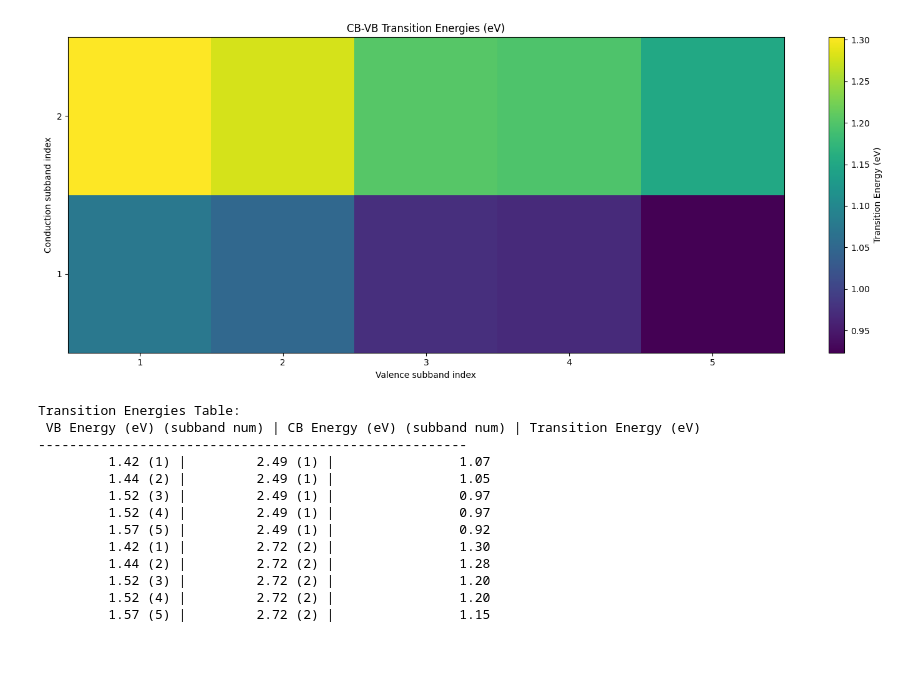
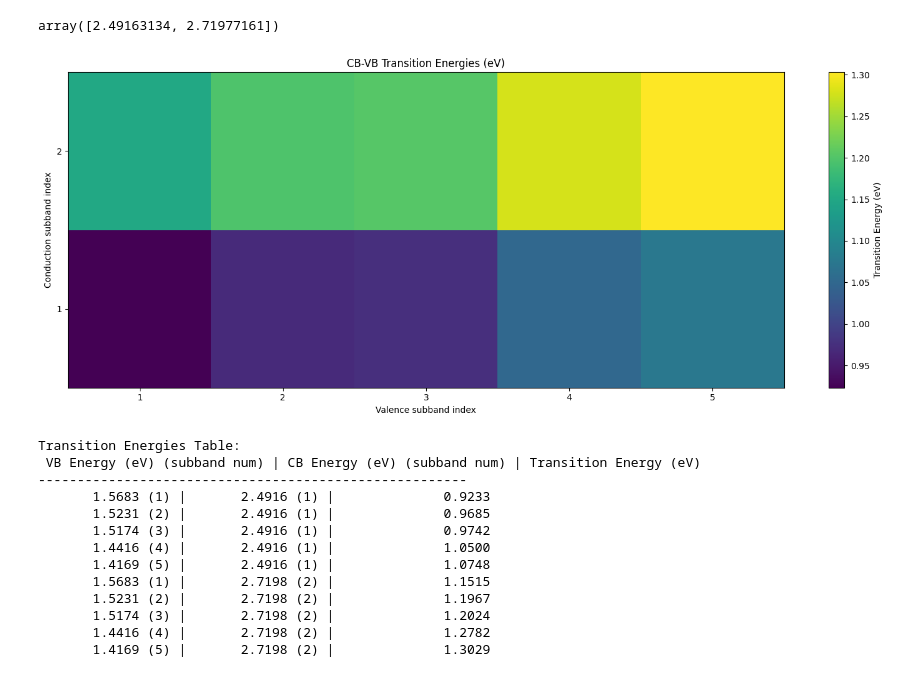
Before and after one commit to sherpsss/nextnanopy_projects, a Jupyter notebook: InGaAsInAlAssinglewell/InGaAsInAlAs_interband_trans_check.ipynb, the cells around one changed output. Saved outputs shown, nothing was run; the diff lists cells and outputs as text; code cells hidden in the pictures.

```diff
--- a/InGaAsInAlAssinglewell/InGaAsInAlAs_interband_trans_check.ipynb
+++ b/InGaAsInAlAssinglewell/InGaAsInAlAs_interband_trans_check.ipynb
@@ -96,55 +188,54 @@ print(simout.E_CB)
+# %%
+simout.bands["CB"].get_energies()
+# %% [output]
+array([2.49163134, 2.71977161])
 # %%
 # Create transition energy heatmap
 import numpy as np
-# import seaborn as sns
 
-# Create meshgrid of all VB to CB transitions
-# E_VB = np.array(simout.E_VB)
-# E_CB = np.array(simout.E_CB)
-real_VB = simout.E_VB[1:]
-# Create meshgrid for all combinations
-VB_mesh, CB_mesh = np.meshgrid(real_VB, simout.E_CB)
+VB_subbands = simout.bands["VB"].get_energies()  # list of Eigenstate objects
+CB_subbands = simout.bands["CB"].get_energies()      # all CB subbands
+VB_mesh, CB_mesh = np.meshgrid(VB_subbands, CB_subbands)
 transition_energies = CB_mesh - VB_mesh # Transpose VB mesh to get correct orientation
 
 # Create figure with two subplots side by side
 fig, ax1= plt.subplots(figsize=(15, 6))
 
 # Plot 1: pcolormesh for precise control
-# pcm = ax1.pcolormesh(simout.E_VB, simout.E_CB, transition_energies, shading='nearest', cmap='viridis')
-pcm = ax1.pcolormesh(np.arange(len(real_VB))+1, np.arange(len(simout.E_CB))+1, transition_energies, shading='nearest', cmap='viridis')
+pcm = ax1.pcolormesh(np.arange(len(VB_subbands))+1, np.arange(len(CB_subbands))+1, transition_energies, shading='nearest', cmap='viridis')
 # matshowtest = ax1.matshow(transition_energies)
 ax1.set_xlabel('Valence subband index')
 ax1.set_ylabel('Conduction subband index')
 ax1.set_title('CB-VB Transition Energies (eV)')
 
 
-ax1.set_xticks(np.arange(1, len(real_VB)+1))
-ax1.set_yticks(np.arange(1, len(simout.E_CB)+1))
+ax1.set_xticks(np.arange(1, len(VB_subbands)+1))
+ax1.set_yticks(np.arange(1, len(CB_subbands)+1))
 
 fig.colorbar(pcm, ax=ax1, label='Transition Energy (eV)')
 
 plt.tight_layout()
 plt.show()
 
 # Print transition table
 print("\nTransition Energies Table:")
 print(" VB Energy (eV) (subband num) | CB Energy (eV) (subband num) | Transition Energy (eV)")
 print("-" * 55)
-for i, cb in enumerate(simout.E_CB):
-    for j, vb in enumerate(real_VB):
-        print(f" {vb:12.2f} ({j+1}) | {cb:12.2f} ({i+1}) | {transition_energies[i,j]:19.2f}")
+for i, cb in enumerate(CB_subbands):
+    for j, vb in enumerate(VB_subbands):
+        print(f" {vb:12.4f} ({j+1}) | {cb:12.4f} ({i+1}) | {transition_energies[i,j]:19.4f}")
 # %% [output]
-[figure, old version]
+[figure, new version]
 Transition Energies Table:
  VB Energy (eV) (subband num) | CB Energy (eV) (subband num) | Transition Energy (eV)
 -------------------------------------------------------
-         1.42 (1) |         2.49 (1) |                1.07
-         1.44 (2) |         2.49 (1) |                1.05
-         1.52 (3) |         2.49 (1) |                0.97
-         1.52 (4) |         2.49 (1) |                0.97
-         1.57 (5) |         2.49 (1) |                0.92
-         1.42 (1) |         2.72 (2) |                1.30
-         1.44 (2) |         2.72 (2) |                1.28
-         1.52 (3) |         2.72 (2) |                1.20
-         1.52 (4) |         2.72 (2) |                1.20
-         1.57 (5) |         2.72 (2) |                1.15
+       1.5683 (1) |       2.4916 (1) |              0.9233
+       1.5231 (2) |       2.4916 (1) |              0.9685
+       1.5174 (3) |       2.4916 (1) |              0.9742
+       1.4416 (4) |       2.4916 (1) |              1.0500
+       1.4169 (5) |       2.4916 (1) |              1.0748
+       1.5683 (1) |       2.7198 (2) |              1.1515
+       1.5231 (2) |       2.7198 (2) |              1.1967
+       1.5174 (3) |       2.7198 (2) |              1.2024
+       1.4416 (4) |       2.7198 (2) |              1.2782
+       1.4169 (5) |       2.7198 (2) |              1.3029
```
Also changed, not shown: parts of 7 cells of this notebook.
